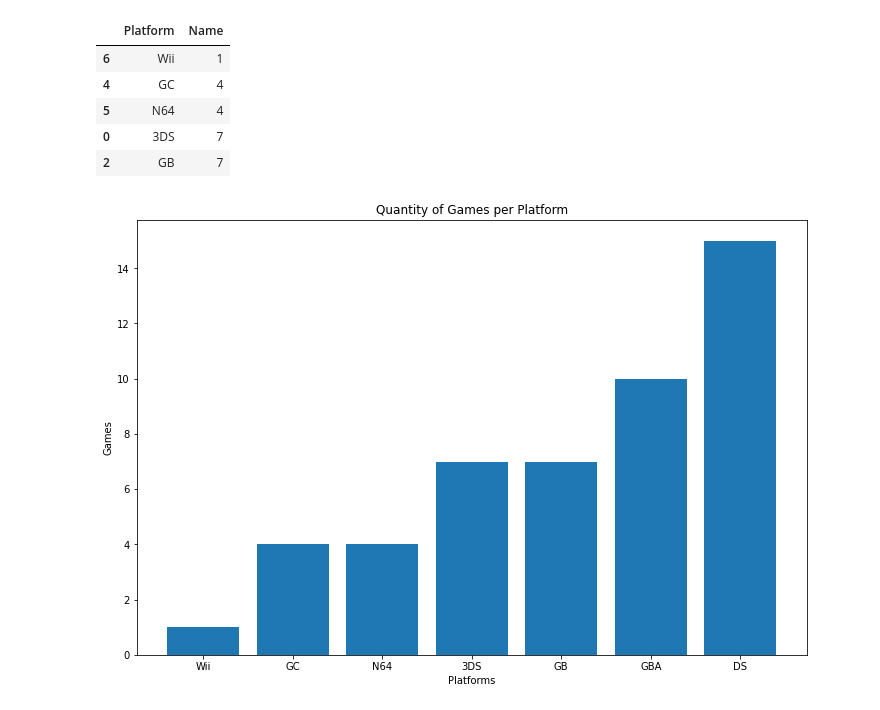
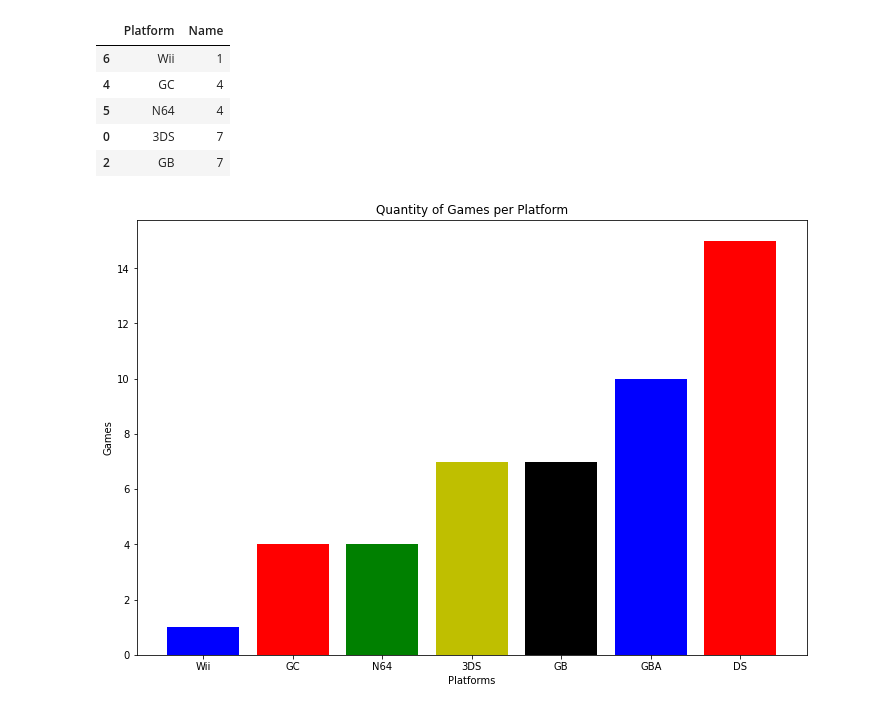
Before and after one commit to adamesalles/icd-eda, a Jupyter notebook: Eduardo.ipynb, the cells around one changed output. Saved outputs shown, nothing was run; the diff lists cells and outputs as text; code cells hidden in the pictures.

Commit message:
Making some graphics

```diff
--- a/Eduardo.ipynb
+++ b/Eduardo.ipynb
@@ -108,10 +110,11 @@ pokemon_gg.head()
 # %%
 plt.figure(figsize=(12, 8))
 #fig.add_axes([0,0,1,1])
-plt.bar(pokemon_gg["Platform"],pokemon_gg["Name"])
+my_colors = list(islice(cycle(['b', 'r', 'g', 'y', 'k']), None, len(pokemon_gg)))
+plt.bar(pokemon_gg["Platform"],pokemon_gg["Name"], color = my_colors)
 plt.xlabel("Platforms")
 plt.ylabel("Games")
 plt.title("Quantity of Games per Platform")
 plt.show()
 # %% [output]
-[figure, old version]
+[figure, new version]
```
Also changed, not shown: parts of 5 cells of this notebook.
